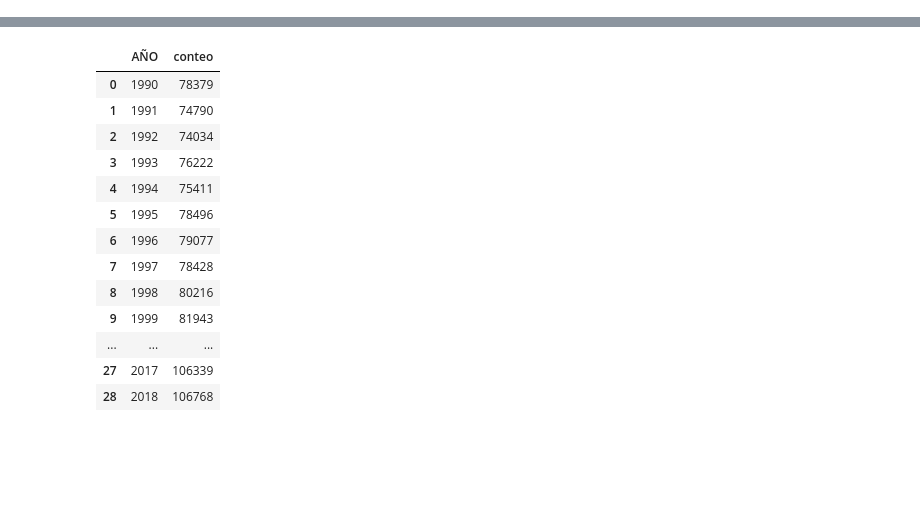
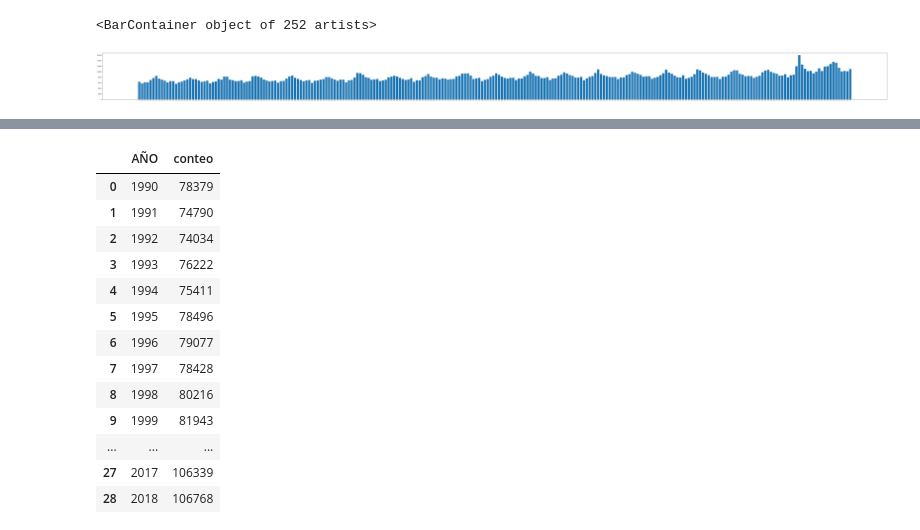
Before and after one commit to siwikiwi/ATDC--imt2200, a Jupyter notebook: data/lol.ipynb, the cells around one changed output, grey strips where cells are left out. Saved outputs shown, nothing was run; the diff lists cells and outputs as text; code cells hidden in the pictures; blank space fills up the shorter version.

```diff
--- a/data/lol.ipynb
+++ b/data/lol.ipynb
@@ -23,0 +242,2 @@ defuncion_nodupli = defunciones.drop_duplicates(subset=columnas_filtro)
+# %%
+defuncion_nodupli["MES"] = defuncion_nodupli["FECHA_DEF"].apply(lambda x: x[5:7] if type(x) != float else x)
@@ -23,0 +250,14 @@ defuncion_nodupli = defunciones.drop_duplicates(subset=columnas_filtro)
+# %%
+muertes_año_mes = defuncion_nodupli.groupby(["AÑO", "MES"]).size().reset_index()
+# %%
+muertes_año_mes["AÑO_MES"] = muertes_año_mes["AÑO"].apply(lambda x: str(x)[-2:]) + "-" + muertes_año_mes["MES"]
+# %%
+muertes_año_mes = muertes_año_mes[muertes_año_mes["AÑO"] > 2000]
+# %%
+plt.figure(figsize=(100, 6))
+
+plt.xticks(fontsize=5)
+plt.bar(muertes_año_mes["AÑO_MES"], muertes_año_mes[0])
+# %% [output]
+<BarContainer object of 252 artists>
+[figure, added]
```
Also changed, not shown: parts of 28 cells of this notebook.
